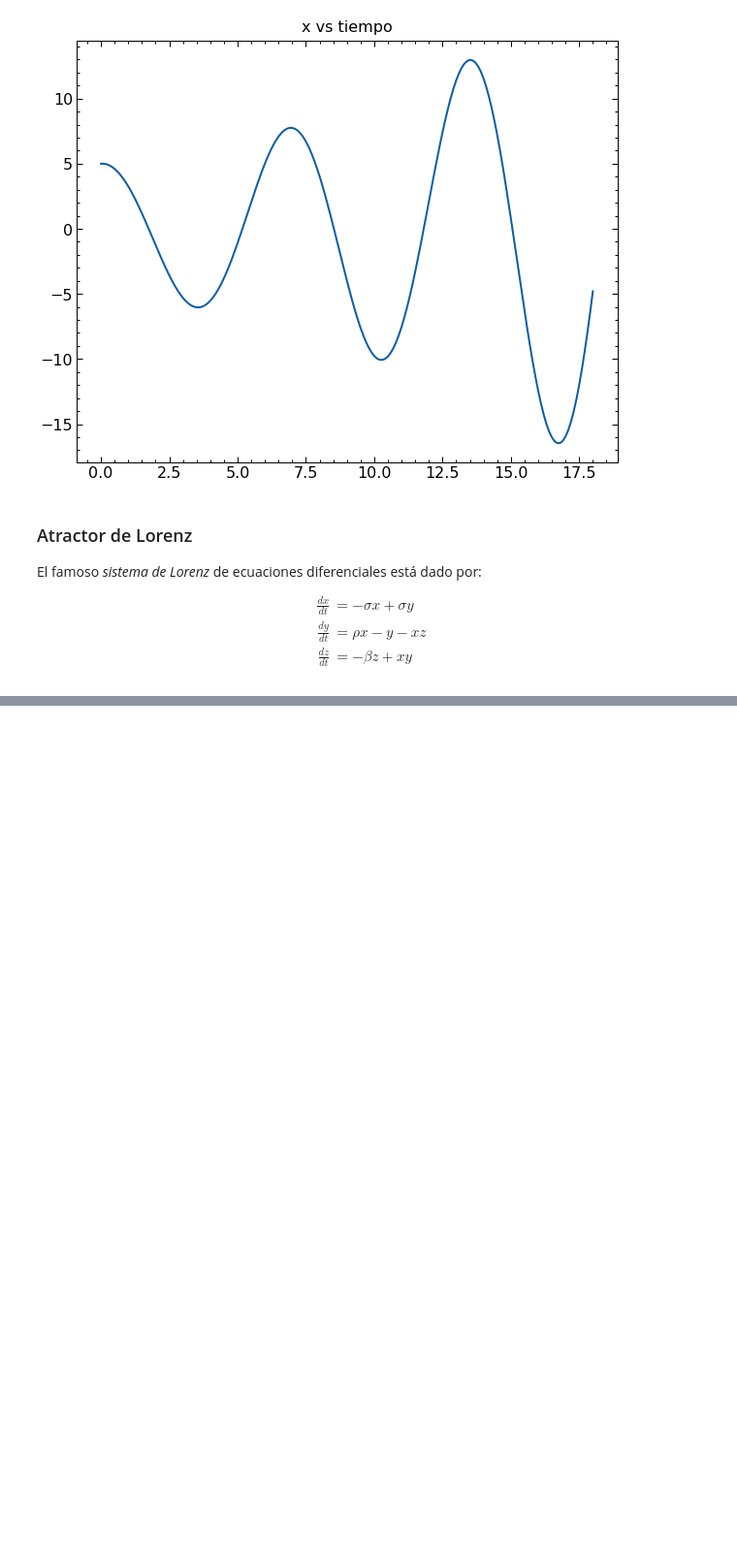
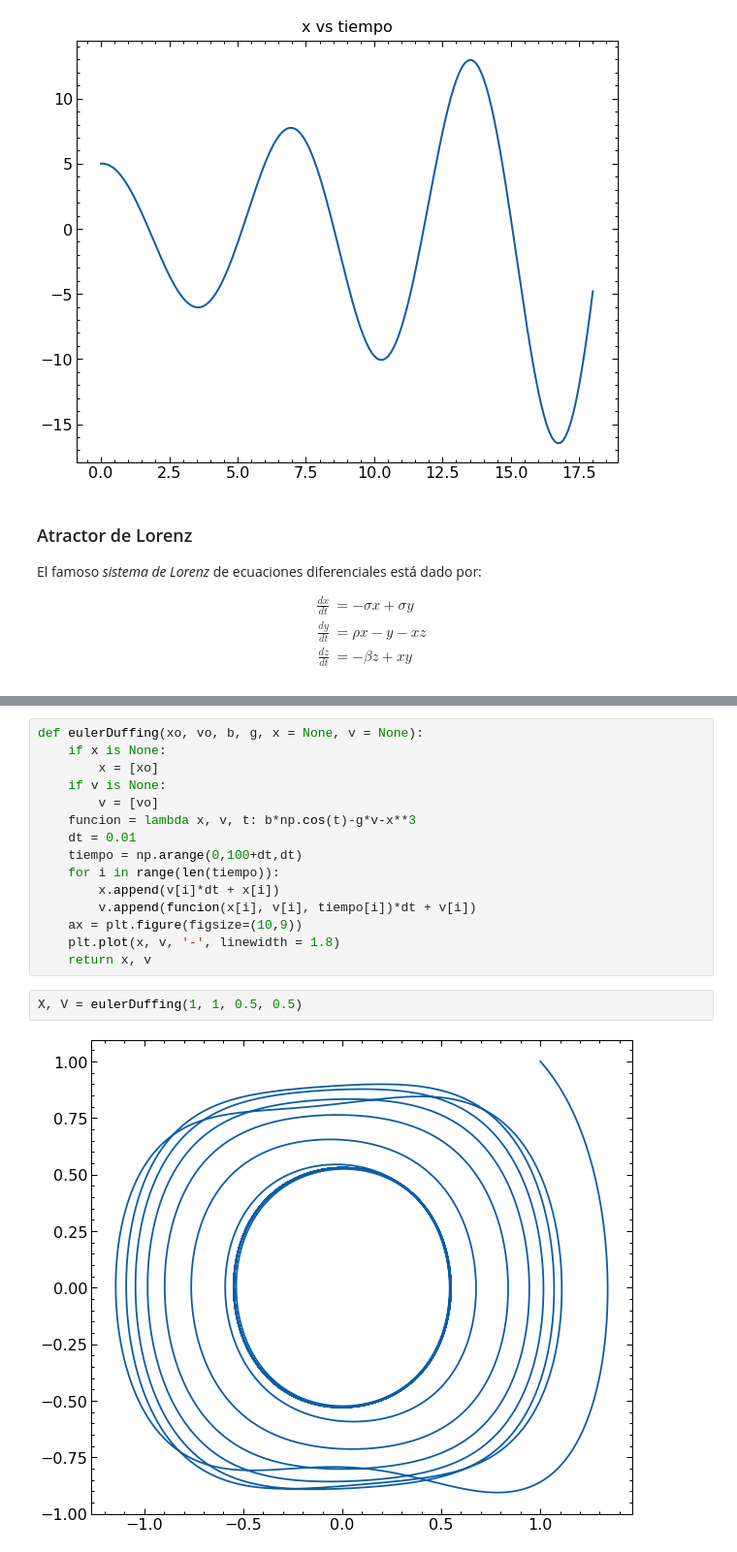
Before and after one commit to JherMik7/euler_Y_Euler_Mejorado, a Jupyter notebook: sistemas_de_ecuaciones_diferenciales.ipynb, the cells around one changed output, grey strips where cells are left out. Shown at 97% size. Drawn from its saved outputs; the diff is of its cells as text; blank space fills up the shorter version.

```diff
--- a/sistemas_de_ecuaciones_diferenciales.ipynb
+++ b/sistemas_de_ecuaciones_diferenciales.ipynb
@@ -107,0 +239,19 @@ plt.savefig('x_vs_y.eps')
+# %%
+def eulerDuffing(xo, vo, b, g, x = None, v = None):
+    if x is None:
+        x = [xo]
+    if v is None:
+        v = [vo]
+    funcion = lambda x, v, t: b*np.cos(t)-g*v-x**3
+    dt = 0.01
+    tiempo = np.arange(0,100+dt,dt)
+    for i in range(len(tiempo)):
+        x.append(v[i]*dt + x[i])
+        v.append(funcion(x[i], v[i], tiempo[i])*dt + v[i])
+    ax = plt.figure(figsize=(10,9))
+    plt.plot(x, v, '-', linewidth = 1.8)
+    return x, v
+# %%
+X, V = eulerDuffing(1, 1, 0.5, 0.5)
+# %% [output]
+[figure, added]
```
Also changed, not shown: parts of 21 cells of this notebook.
